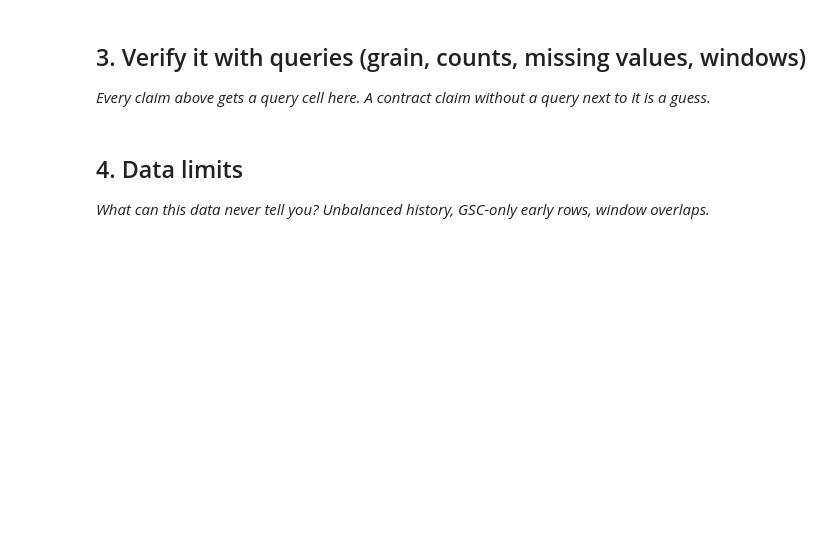
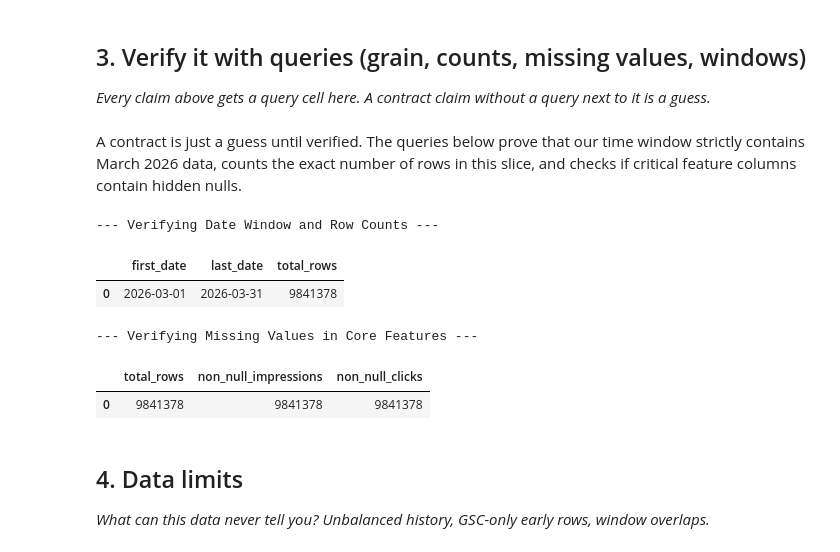
Before and after one commit to Mehroze-Ali/flyrank-ml-internship, a Jupyter notebook: work/notebooks/w03_data_contract.ipynb, the cells around one changed output. Saved outputs shown, nothing was run; the diff lists cells and outputs as text; code cells hidden in the pictures; blank space fills up the shorter version.

```diff
--- a/work/notebooks/w03_data_contract.ipynb
+++ b/work/notebooks/w03_data_contract.ipynb
@@ -30,3 +67,32 @@ This skeleton is yours to fill. Work the sections **in order** — each one has
+# %% [markdown]
+A contract is just a guess until verified. The queries below prove that our time window strictly contains March 2026 data, counts the exact number of rows in this slice, and checks if critical feature columns contain hidden nulls.
+# %%
+print("--- Verifying Date Window and Row Counts ---")
+q_window = f"""
+SELECT
+    MIN(report_date) as first_date,
+    MAX(report_date) as last_date,
+    COUNT(*) as total_rows
+FROM read_parquet('{base}/fact_content_daily_performance/month=2026-03/*.parquet')
+"""
+display(con.sql(q_window).df())
+
+print("\n--- Verifying Missing Values in Core Features ---")
+q_nulls = f"""
+SELECT
+    COUNT(*) as total_rows,
+    COUNT(gsc_impressions) as non_null_impressions,
+    COUNT(gsc_clicks) as non_null_clicks
+FROM read_parquet('{base}/fact_content_daily_performance/month=2026-03/*.parquet')
+"""
+display(con.sql(q_nulls).df())
+# %% [output]
+--- Verifying Date Window and Row Counts ---
+|  | first_date | last_date | total_rows |
+| 0 | 2026-03-01 | 2026-03-31 | 9841378 |
+--- Verifying Missing Values in Core Features ---
+|  | total_rows | non_null_impressions | non_null_clicks |
+| 0 | 9841378 | 9841378 | 9841378 |
 # %% [markdown]
 ## 4. Data limits
 
```
Also changed, not shown: parts of 10 cells of this notebook.
